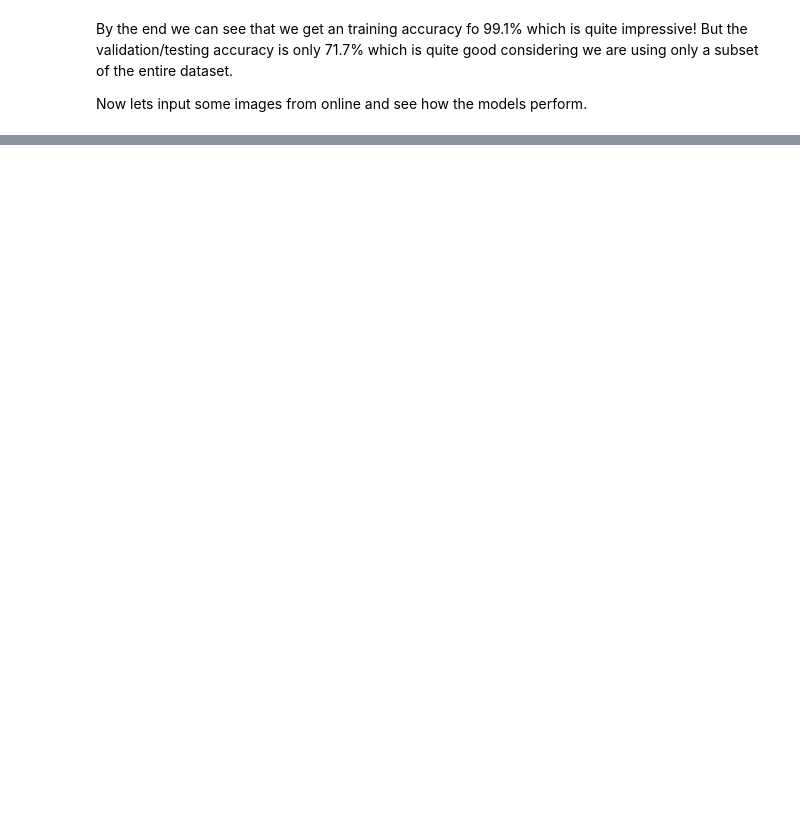
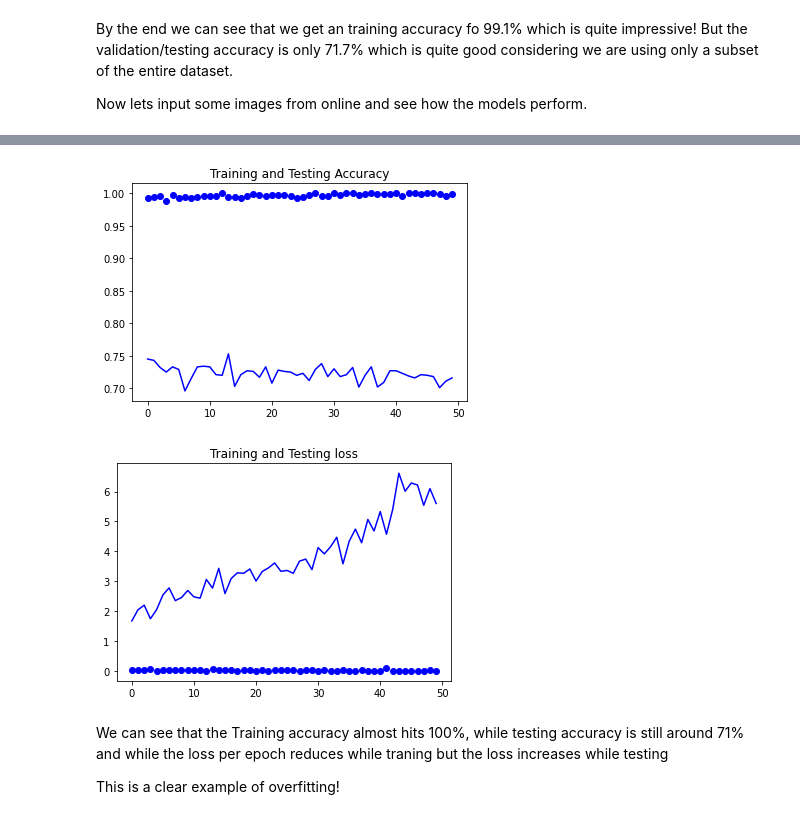
Before and after one commit to aryan619348/Dog_vs_Cats_CNN, a Jupyter notebook: Dogs_vs_Cats_CNN.ipynb, the cells around one changed output, grey strips where cells are left out. Saved outputs shown, nothing was run; the diff lists cells and outputs as text; code cells hidden in the pictures; blank space fills up the shorter version.

```diff
--- a/Dogs_vs_Cats_CNN.ipynb
+++ b/Dogs_vs_Cats_CNN.ipynb
@@ -254,0 +223,3 @@ After editing the image, i.e. cropping out the leaves and the tree branches we c
+# %%
+history=model.fit(train_generator,steps_per_epoch=100,epochs=50,verbose=1,
+                  validation_data=test_generator, validation_steps=50)
@@ -254,0 +244,23 @@ After editing the image, i.e. cropping out the leaves and the tree branches we c
+# %%
+train_acc=history.history['accuracy']
+test_acc=history.history['val_accuracy']
+train_loss =history.history['loss']
+test_loss=history.history['val_loss']
+epochs=range(len(train_acc))
+
+plt.plot(epochs,train_acc,'bo',label='training_accuracy')
+plt.plot(epochs,test_acc,'b',label='testing_accuracy')
+plt.title('Training and Testing Accuracy')
+plt.figure()
+plt.plot(epochs,train_loss,'bo',label='training_loss')
+plt.plot(epochs,test_loss,'b',label='testing_loss')
+plt.title('Training and Testing loss')
+
+plt.show()
+# %% [output]
+[figure, added]
+[figure, added]
+# %% [markdown]
+We can see that the Training accuracy almost hits 100%, while testing accuracy is still around 71% and while the loss per epoch reduces while traning but the loss increases while testing
+
+This is a clear example of overfitting!
```
Also changed, not shown: parts of 20 cells of this notebook.
